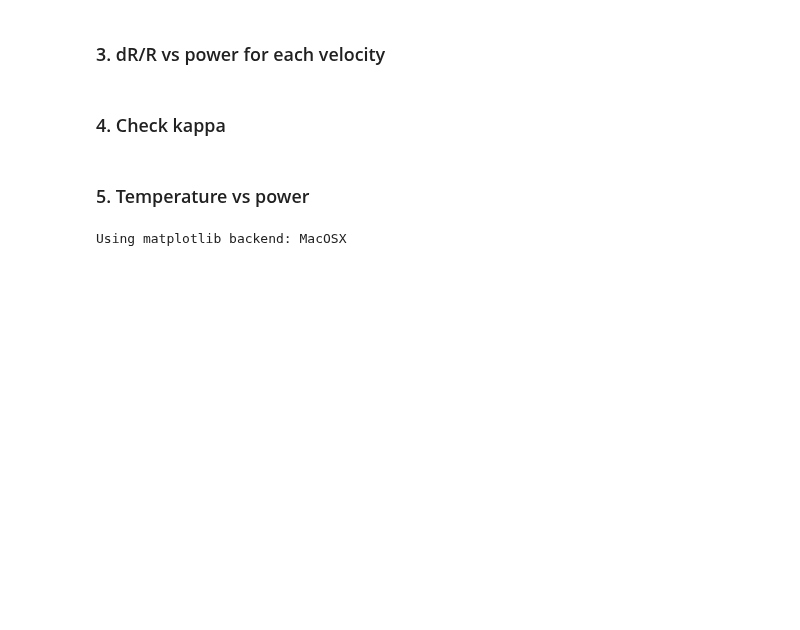
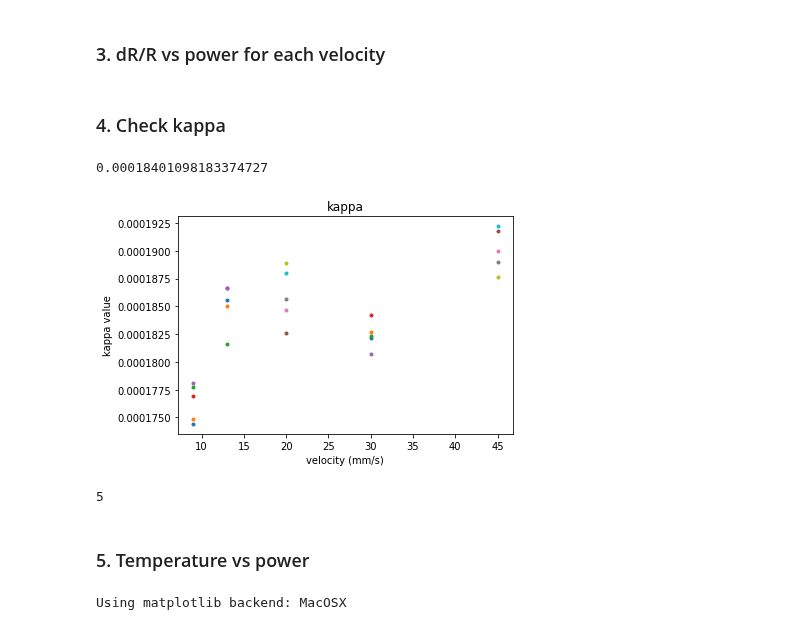
Before and after one commit to JoanneCETsai/Temperature_Calibration, a Jupyter notebook: code/5set_test.ipynb, the cells around one changed output. Saved outputs shown, nothing was run; the diff lists cells and outputs as text; code cells hidden in the pictures; blank space fills up the shorter version.

Commit message:
finished 5 set data kappa part

```diff
--- a/code/5set_test.ipynb
+++ b/code/5set_test.ipynb
@@ -270,43 +270,54 @@ for i in range(folder_num):
     Dict_kappa_avg[i] = {}
 
 for i, v in enumerate(list(Si_melting_W.keys())):
     for g in range(folder_num):
         popt, pcov = curve_fit(expo, power_used_dict[g][v], dRoverR_dict[g][i], p0 = [1, 0.000000055, 1], maxfev = 10000)
         fun = lambda k: (expo(Si_melting_W[v], *popt) - (1410-21)*k)**2 + (expo(gold_melting_W[v], *popt) - (1064-21)*k)**2
         res = scipy.optimize.minimize(fun, 0.00016)
         temp_pred = [expo(j, *popt)/res.x for j in power_used_dict[g][v]]
         plt.plot(power_used_dict[g][v], temp_pred)
         plt.plot(Si_melting_W[v], 1410, marker="o",color = 'r', label='Si')
         plt.plot(gold_melting_W[v], 1064, marker="o", color = 'g', label='gold')
         if g == 0:
             plt.legend(loc="upper left")
         plt.xlabel("power")
         plt.ylabel("temperature")
         plt.title("{}mm per sec".format(v))
         plt.savefig("/Users/chiaentsai/Desktop/lab/Temperature_Calibration/5set_test/gold_Si_fit/{}mm.png".format(v), format="PNG")
         Dict_kappa_avg[g][v] = float(res.x)
 
     plt.close()
 
     #     f = expo(Si_melting_W[v], *popt)
     #     gold_m = 1410
     #     dT = gold_m - 21
     #     kappa = f / dT
-#從這裡開始
-for i in range(folder_num):
+# #從這裡開始
+for i, v in enumerate(list(Si_melting_W.keys())):
+    for g in range(folder_num):
 
-
-plt.plot(list(Si_melting_W.keys()), kappa_avg, '.')
-plt.xlabel("velocity (mm/s)")
-plt.ylabel("kappa value")
-plt.title("kappa")
-plt.savefig("/Users/chiaentsai/Desktop/lab/Temperature_Calibration/5set_1/kappa_gold&Si.png", format="PNG")
+        plt.plot(float(v), Dict_kappa_avg[g][v], '.')
+        plt.xlabel("velocity (mm/s)")
+        plt.ylabel("kappa value")
+        plt.title("kappa")
+        plt.savefig("/Users/chiaentsai/Desktop/lab/Temperature_Calibration/5set_test/kappa.png", format="PNG")
 
 con = 0
-for i, v in enumerate(Dict_kappa_avg.keys()):
-    con = con + Dict_kappa_avg[v]
+for g in range(folder_num):
+    k = 0
+    for i, v in enumerate(list(Si_melting_W.keys())):
+        k = k + Dict_kappa_avg[g][v]
+    avg_k = k / len(Si_melting_W.keys())
+    con = con + avg_k
 kappa_avg = con / len(Dict_kappa_avg)
 kappa_avg
+# %% [output]
+0.00018401098183374727
+[figure, added]
+# %%
+ len(Dict_kappa_avg)
+# %% [output]
+5
 # %% [markdown]
 ### 5. Temperature vs power
 # %%
```
